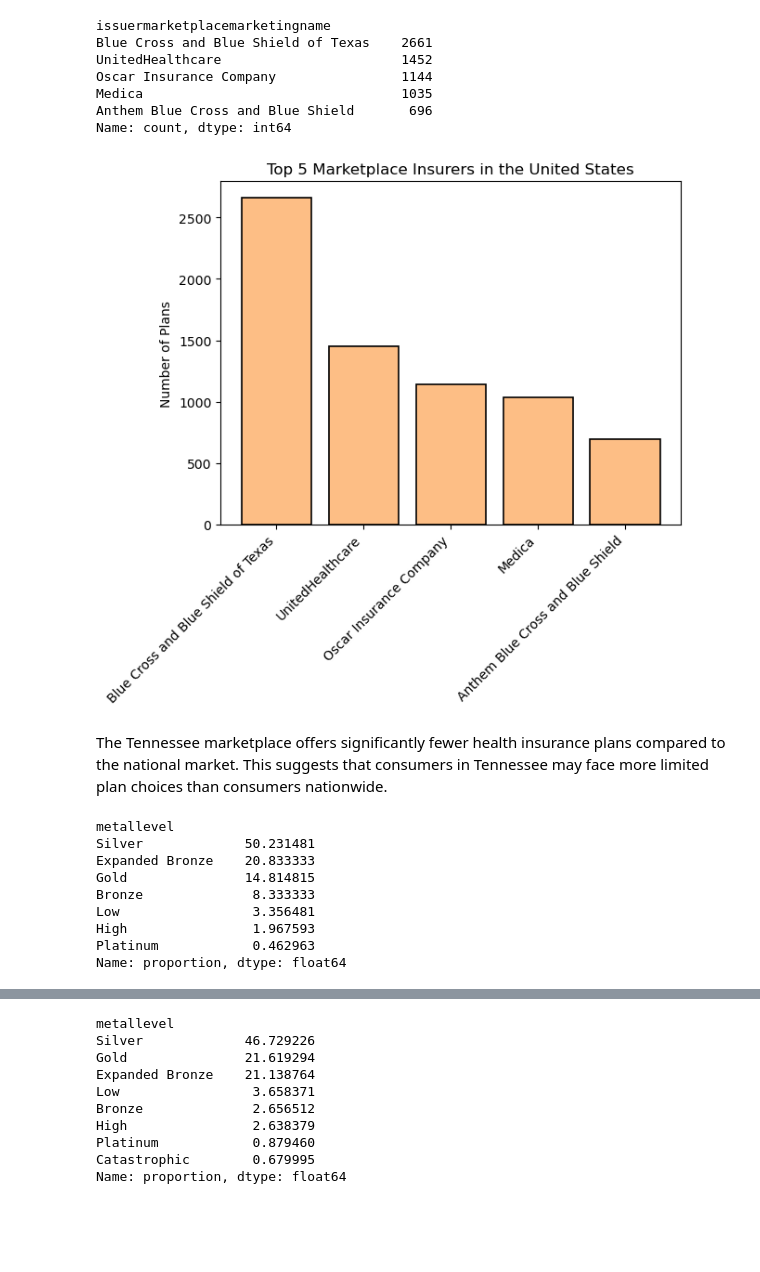
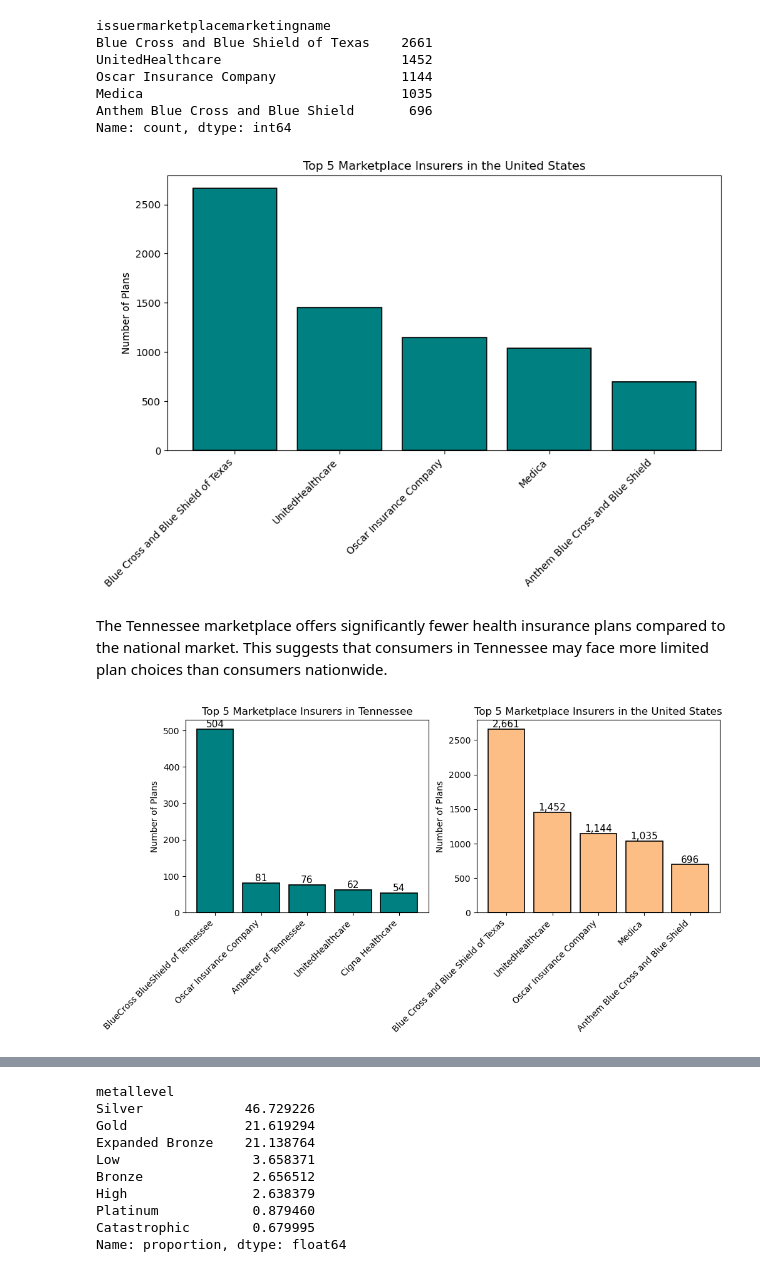
Before and after one commit to vena3/Capstone-da16-Helth-Insurance-Plans, a Jupyter notebook: Notebook/01_marketplace_comparison_tn_vs_us.ipynb, the cells around one changed output, grey strips where cells are left out. Cells and saved outputs as stored; diff of their text form; code cells hidden in the pictures; blank space fills up the shorter version.

```diff
--- a/Notebook/01_marketplace_comparison_tn_vs_us.ipynb
+++ b/Notebook/01_marketplace_comparison_tn_vs_us.ipynb
@@ -186,28 +178,48 @@ Name: count, dtype: int64
 us_df = us_top_issuers.reset_index()
 us_df.columns = ['Insurer', 'Number of Plans']
 # %%
-plt.figure()
-plt.bar(us_df['Insurer'], us_df['Number of Plans'], color=['#fdbe85'], edgecolor='black',linewidth=1.2)
+plt.figure(figsize=(10,5))
+plt.bar(us_df['Insurer'], us_df['Number of Plans'], color=['teal'], edgecolor='black',linewidth=1.2)
 plt.title('Top 5 Marketplace Insurers in the United States')
 plt.ylabel('Number of Plans')
 plt.xticks(rotation=45, ha='right')
 plt.show()
 # %% [output]
-[figure, old version]
+[figure, new version]
 # %% [markdown]
 The Tennessee marketplace offers significantly fewer health insurance plans compared to the national market. This suggests that consumers in Tennessee may face more limited plan choices than consumers nationwide.
+# %%
+plt.figure(figsize=(11,4))
+plt.subplot(1, 2, 1)
+bars = plt.bar(tn_df['Insurer'], tn_df['Number of Plans'], color=['teal'], edgecolor='black',linewidth=1.2)
+plt.title('Top 5 Marketplace Insurers in Tennessee')
+plt.ylabel('Number of Plans')
+for bar in bars:
+    height = bar.get_height()
+    plt.text(
+        bar.get_x() + bar.get_width() / 2,
+        height,
+        f"{int(height):,}",
+        ha="center",
+        va="bottom",
+        fontsize=11)
+plt.xticks(rotation=45, ha='right')
+plt.subplot(1, 2, 2)
+bars = plt.bar(us_df['Insurer'], us_df['Number of Plans'], color=['#fdbe85'], edgecolor='black',linewidth=1.2)
+plt.title('Top 5 Marketplace Insurers in the United States')
+plt.ylabel('Number of Plans')
+for bar in bars:
+    height = bar.get_height()
+    plt.text(
+        bar.get_x() + bar.get_width() / 2,
+        height,
+        f"{int(height):,}",
+        ha="center",
+        va="bottom",
+        fontsize=11)
+plt.xticks(rotation=45, ha='right')
+plt.show()
+# %% [output]
+[figure, added]
 # %%
 # Compare Metal Level Distribution
-# %%
-tn_metal = tn_plans['metallevel'].value_counts(normalize=True) * 100
-tn_metal
-# %% [output]
-metallevel
-Silver             50.231481
-Expanded Bronze    20.833333
-Gold               14.814815
-Bronze              8.333333
-Low                 3.356481
-High                1.967593
-Platinum            0.462963
-Name: proportion, dtype: float64
```
Also changed, not shown: parts of 6 cells of this notebook, 3 other files.
